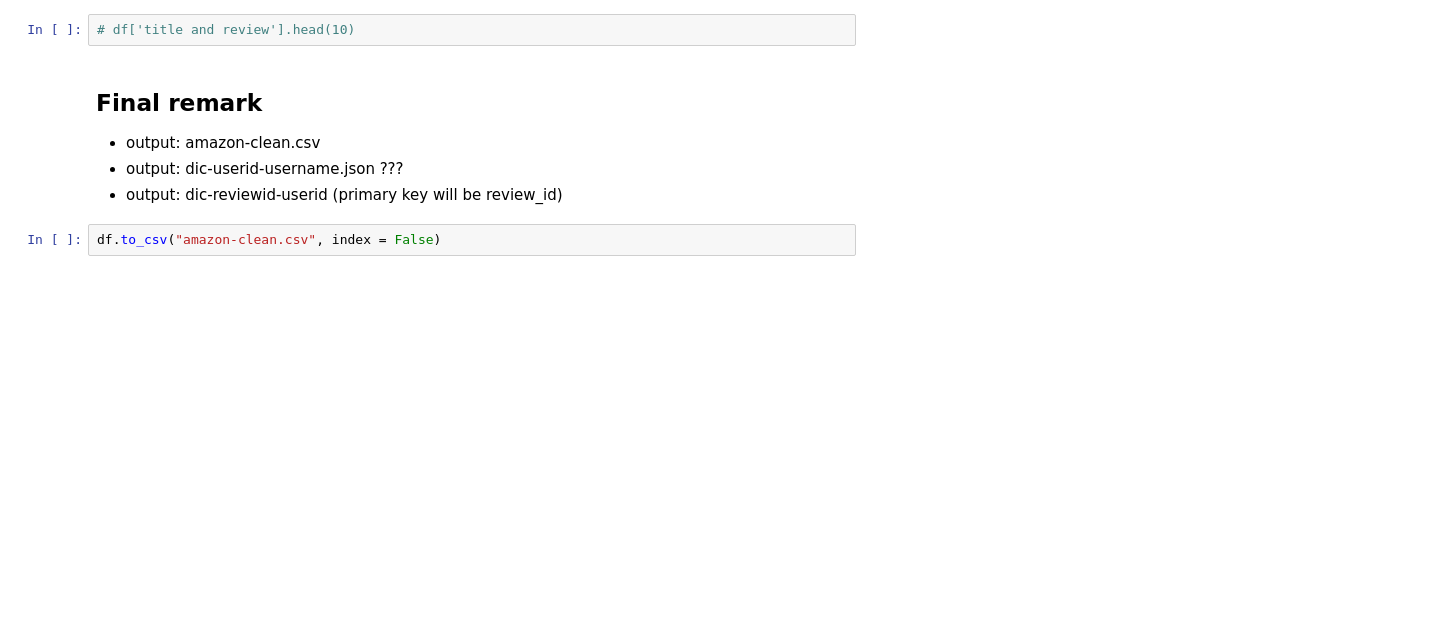
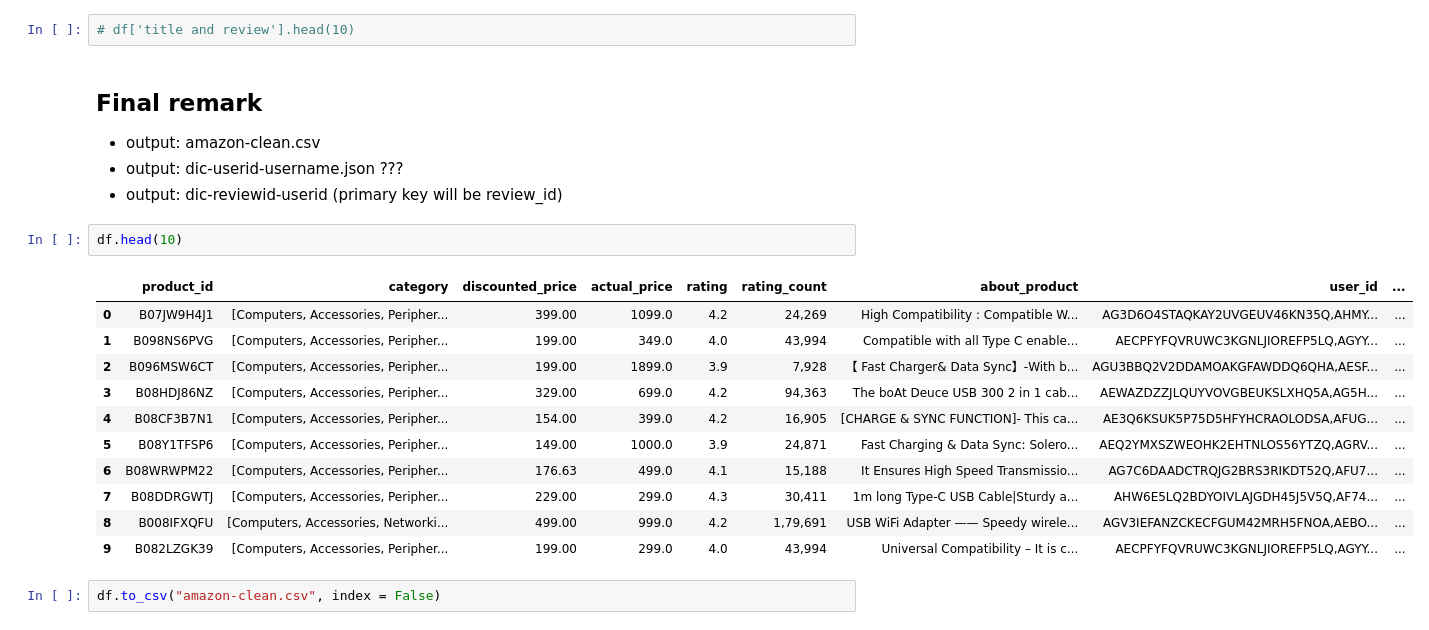
Before and after one commit to Vanduc006/team2-amazon-gdg, a Jupyter notebook: amazon-feedback-analysis/preprocess/amazon.ipynb, the cells around one changed output. Cells and saved outputs as stored; diff of their text form; blank space fills up the shorter version.

Commit message:
print 10 head after all stage

```diff
--- a/amazon-feedback-analysis/preprocess/amazon.ipynb
+++ b/amazon-feedback-analysis/preprocess/amazon.ipynb
@@ -367,5 +367,19 @@ Name: title and review, dtype: object
 - output: amazon-clean.csv
 - output: dic-userid-username.json ???
 - output: dic-reviewid-userid (primary key will be review_id)
+# %%
+df.head(10)
+# %% [output]
+|  | product_id | category | discounted_price | actual_price | rating | rating_count | about_product | user_id | ... |
+| 0 | B07JW9H4J1 | [Computers, Accessories, Peripher... | 399.00 | 1099.0 | 4.2 | 24,269 | High Compatibility : Compatible W... | AG3D6O4STAQKAY2UVGEUV46KN35Q,AHMY... | ... |
+| 1 | B098NS6PVG | [Computers, Accessories, Peripher... | 199.00 | 349.0 | 4.0 | 43,994 | Compatible with all Type C enable... | AECPFYFQVRUWC3KGNLJIOREFP5LQ,AGYY... | ... |
+| 2 | B096MSW6CT | [Computers, Accessories, Peripher... | 199.00 | 1899.0 | 3.9 | 7,928 | 【 Fast Charger& Data Sync】-With b... | AGU3BBQ2V2DDAMOAKGFAWDDQ6QHA,AESF... | ... |
+| 3 | B08HDJ86NZ | [Computers, Accessories, Peripher... | 329.00 | 699.0 | 4.2 | 94,363 | The boAt Deuce USB 300 2 in 1 cab... | AEWAZDZZJLQUYVOVGBEUKSLXHQ5A,AG5H... | ... |
+| 4 | B08CF3B7N1 | [Computers, Accessories, Peripher... | 154.00 | 399.0 | 4.2 | 16,905 | [CHARGE & SYNC FUNCTION]- This ca... | AE3Q6KSUK5P75D5HFYHCRAOLODSA,AFUG... | ... |
+| 5 | B08Y1TFSP6 | [Computers, Accessories, Peripher... | 149.00 | 1000.0 | 3.9 | 24,871 | Fast Charging & Data Sync: Solero... | AEQ2YMXSZWEOHK2EHTNLOS56YTZQ,AGRV... | ... |
+| 6 | B08WRWPM22 | [Computers, Accessories, Peripher... | 176.63 | 499.0 | 4.1 | 15,188 | It Ensures High Speed Transmissio... | AG7C6DAADCTRQJG2BRS3RIKDT52Q,AFU7... | ... |
+| 7 | B08DDRGWTJ | [Computers, Accessories, Peripher... | 229.00 | 299.0 | 4.3 | 30,411 | 1m long Type-C USB Cable|Sturdy a... | AHW6E5LQ2BDYOIVLAJGDH45J5V5Q,AF74... | ... |
+| 8 | B008IFXQFU | [Computers, Accessories, Networki... | 499.00 | 999.0 | 4.2 | 1,79,691 | USB WiFi Adapter —— Speedy wirele... | AGV3IEFANZCKECFGUM42MRH5FNOA,AEBO... | ... |
+| 9 | B082LZGK39 | [Computers, Accessories, Peripher... | 199.00 | 299.0 | 4.0 | 43,994 | Universal Compatibility – It is c... | AECPFYFQVRUWC3KGNLJIOREFP5LQ,AGYY... | ... |
 # %%
 df.to_csv("amazon-clean.csv", index = False)
```
